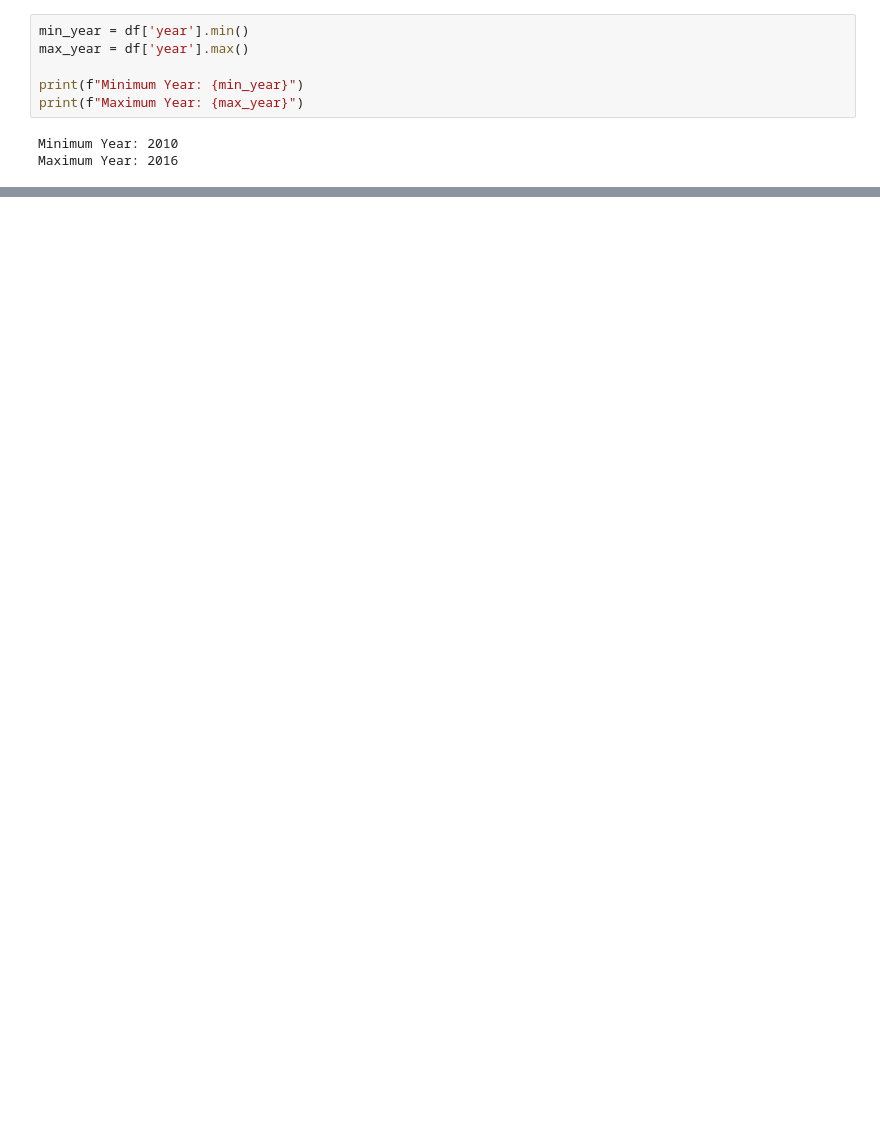
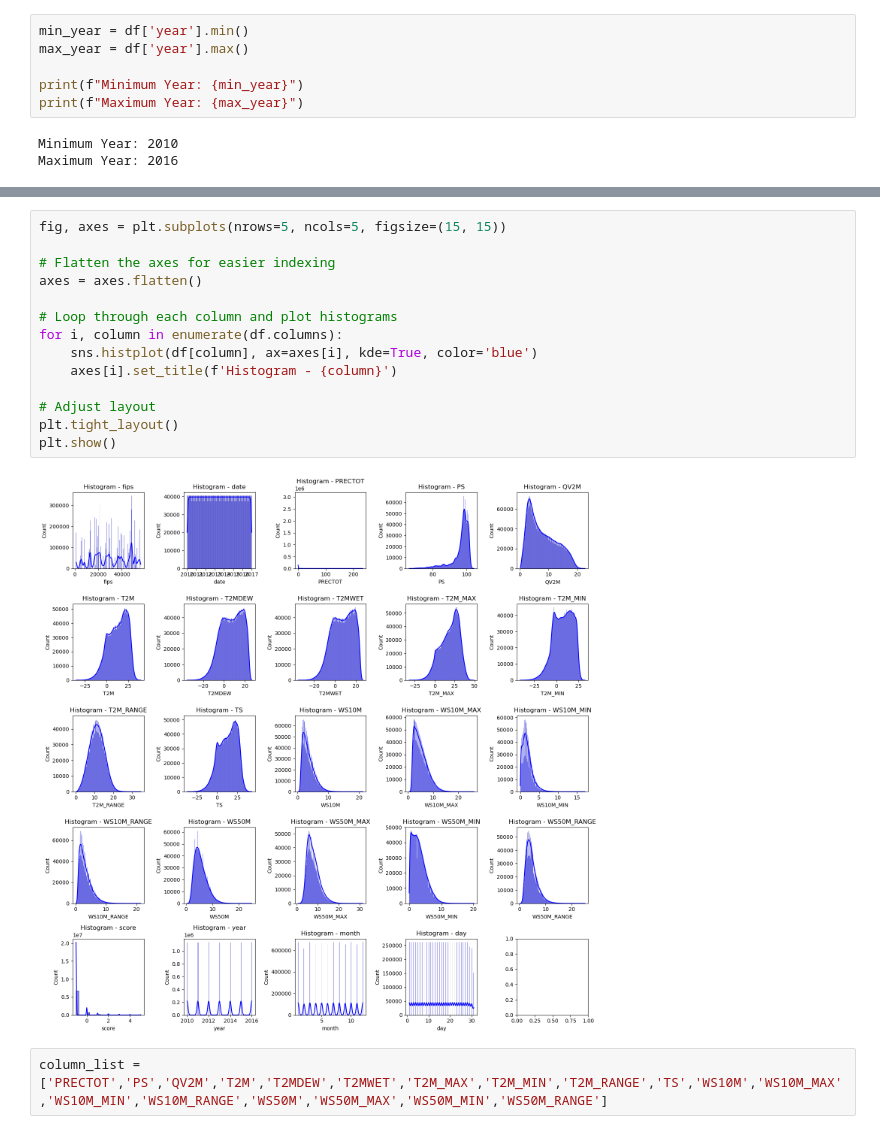
Before and after one commit to vicky545/UMBC-DATA606-Capstone, a Jupyter notebook: notebooks/Drought_Prediction.ipynb, the cells around one changed output, grey strips where cells are left out. Drawn from its saved outputs; the diff is of its cells as text; blank space fills up the shorter version.

```diff
--- a/notebooks/Drought_Prediction.ipynb
+++ b/notebooks/Drought_Prediction.ipynb
@@ -121,0 +243,18 @@ array([   nan, 0.    , 0.0507, ..., 1.6143, 0.7399, 0.606 ])
+# %%
+fig, axes = plt.subplots(nrows=5, ncols=5, figsize=(15, 15))
+
+# Flatten the axes for easier indexing
+axes = axes.flatten()
+
+# Loop through each column and plot histograms
+for i, column in enumerate(df.columns):
+    sns.histplot(df[column], ax=axes[i], kde=True, color='blue')
+    axes[i].set_title(f'Histogram - {column}')
+
+# Adjust layout
+plt.tight_layout()
+plt.show()
+# %% [output]
+[figure, added]
+# %%
+column_list = ['PRECTOT','PS','QV2M','T2M','T2MDEW','T2MWET','T2M_MAX','T2M_MIN','T2M_RANGE','TS','WS10M','WS10M_MAX','WS10M_MIN','WS10M_RANGE','WS50M','WS50M_MAX','WS50M_MIN','WS50M_RANGE']
```
Also changed, not shown: parts of 23 cells of this notebook, 1 other file.
